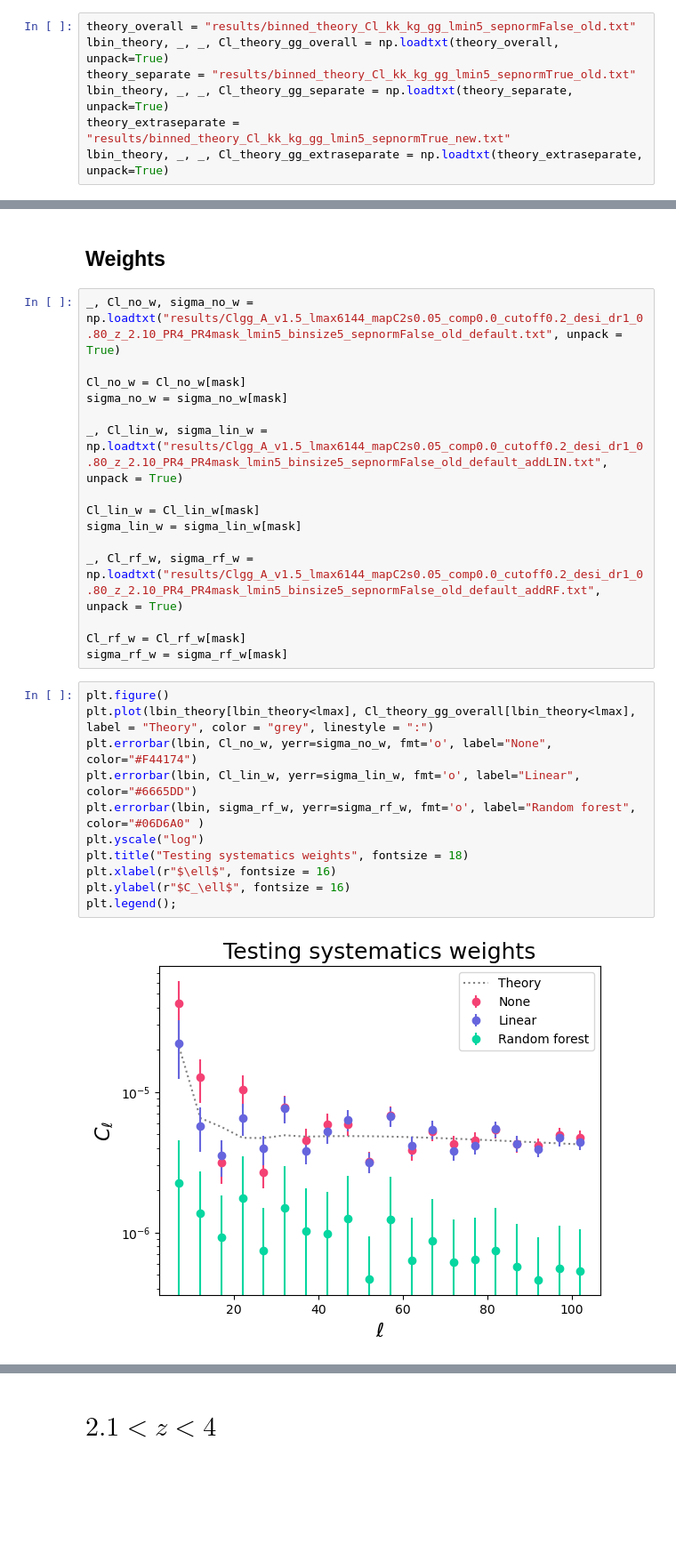
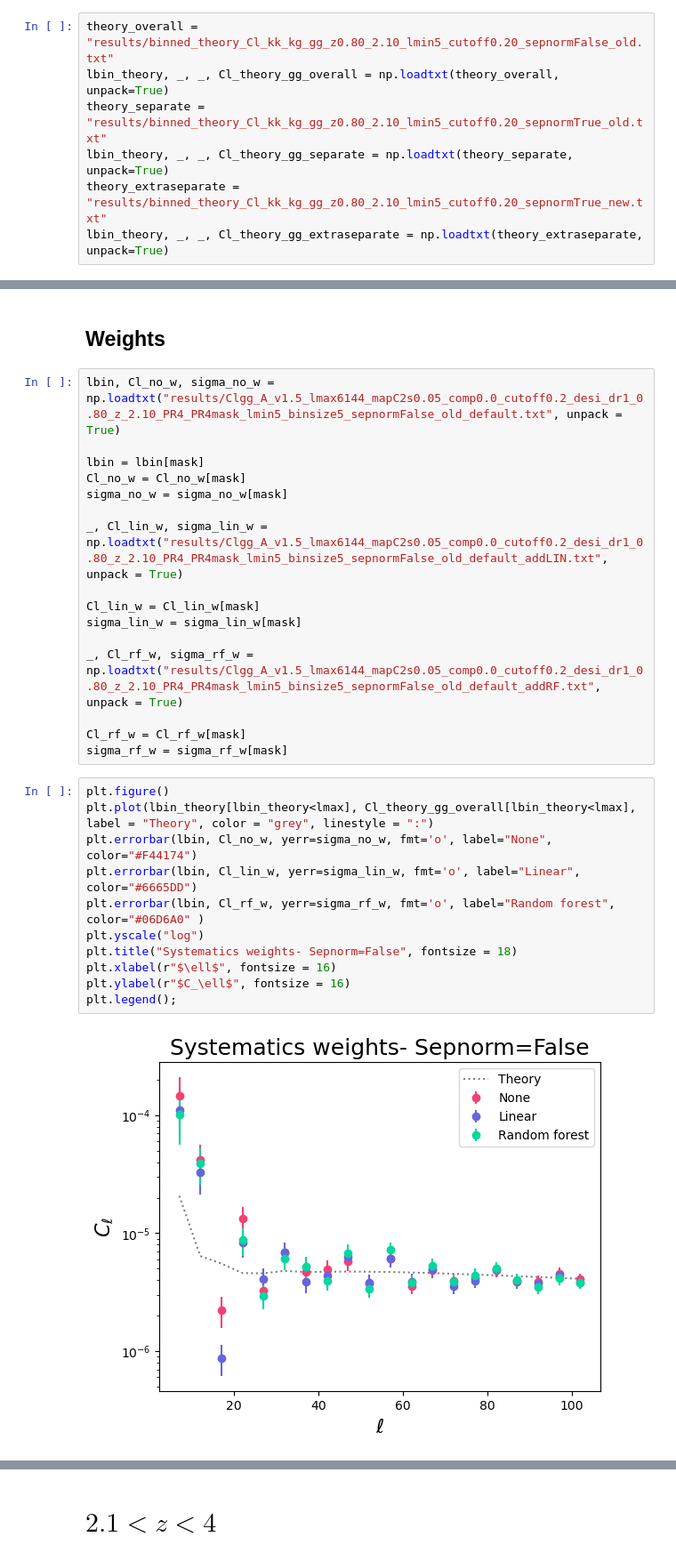
Before and after one commit to sofiachiarenza/DESI_X_BLAST, a Jupyter notebook: tests.ipynb, the cells around one changed output, grey strips where cells are left out. Shown at 89% size. Drawn from its saved outputs; the diff is of its cells as text; blank space fills up the shorter version.

```diff
--- a/tests.ipynb
+++ b/tests.ipynb
@@ -19,11 +41,11 @@ The separate normalization has two additional cases:
 
 $C_\ell$'s are computed using completeness 0.2, apodization scale 0.05 and linear weights.
 # %%
-theory_overall = "results/binned_theory_Cl_kk_kg_gg_lmin5_sepnormFalse_old.txt"
+theory_overall = "results/binned_theory_Cl_kk_kg_gg_z0.80_2.10_lmin5_cutoff0.20_sepnormFalse_old.txt"
 lbin_theory, _, _, Cl_theory_gg_overall = np.loadtxt(theory_overall, unpack=True)
-theory_separate = "results/binned_theory_Cl_kk_kg_gg_lmin5_sepnormTrue_old.txt"
+theory_separate = "results/binned_theory_Cl_kk_kg_gg_z0.80_2.10_lmin5_cutoff0.20_sepnormTrue_old.txt"
 lbin_theory, _, _, Cl_theory_gg_separate = np.loadtxt(theory_separate, unpack=True)
-theory_extraseparate = "results/binned_theory_Cl_kk_kg_gg_lmin5_sepnormTrue_new.txt"
+theory_extraseparate = "results/binned_theory_Cl_kk_kg_gg_z0.80_2.10_lmin5_cutoff0.20_sepnormTrue_new.txt"
 lbin_theory, _, _, Cl_theory_gg_extraseparate = np.loadtxt(theory_extraseparate, unpack=True)
 # %% [markdown]
 #### With completeness 0.2, the maps for extrasepnorm are missing. Let's look at comp 0.0, which has new maps and all the necessary ones
@@ -187,8 +209,9 @@ plt.legend();
 # %% [markdown]
 ## Weights
 # %%
-_, Cl_no_w, sigma_no_w = np.loadtxt("results/Clgg_A_v1.5_lmax6144_mapC2s0.05_comp0.0_cutoff0.2_desi_dr1_0.80_z_2.10_PR4_PR4mask_lmin5_binsize5_sepnormFalse_old_default.txt", unpack = True)
+lbin, Cl_no_w, sigma_no_w = np.loadtxt("results/Clgg_A_v1.5_lmax6144_mapC2s0.05_comp0.0_cutoff0.2_desi_dr1_0.80_z_2.10_PR4_PR4mask_lmin5_binsize5_sepnormFalse_old_default.txt", unpack = True)
 
+lbin = lbin[mask]
 Cl_no_w = Cl_no_w[mask]
 sigma_no_w = sigma_no_w[mask]
 
@@ -204,13 +227,13 @@ sigma_rf_w = sigma_rf_w[mask]
 # %%
 plt.figure()
 plt.plot(lbin_theory[lbin_theory<lmax], Cl_theory_gg_overall[lbin_theory<lmax], label = "Theory", color = "grey", linestyle = ":")
 plt.errorbar(lbin, Cl_no_w, yerr=sigma_no_w, fmt='o', label="None", color="#F44174")
 plt.errorbar(lbin, Cl_lin_w, yerr=sigma_lin_w, fmt='o', label="Linear", color="#6665DD")
-plt.errorbar(lbin, sigma_rf_w, yerr=sigma_rf_w, fmt='o', label="Random forest", color="#06D6A0" )
+plt.errorbar(lbin, Cl_rf_w, yerr=sigma_rf_w, fmt='o', label="Random forest", color="#06D6A0" )
 plt.yscale("log")
-plt.title("Testing systematics weights", fontsize = 18)
+plt.title("Systematics weights- Sepnorm=False", fontsize = 18)
 plt.xlabel(r"$\ell$", fontsize = 16)
 plt.ylabel(r"$C_\ell$", fontsize = 16)
 plt.legend();
 # %% [output]
-[figure, old version]
+[figure, new version]
```
Also changed, not shown: parts of 13 cells of this notebook, 10 other files.
